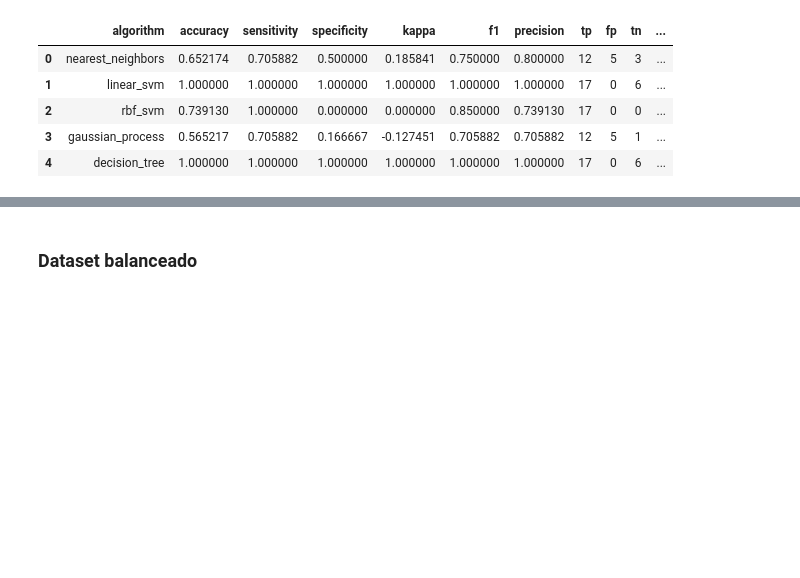
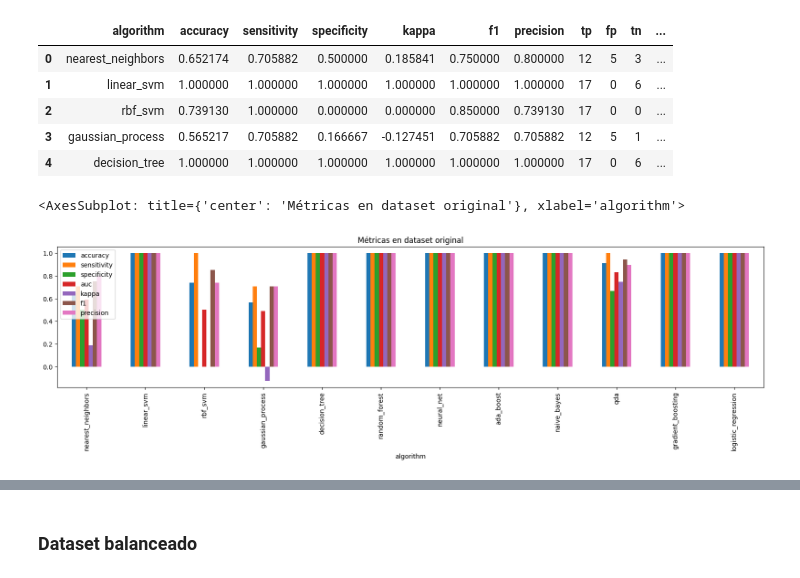
Before and after one commit to porfirioads/mcpi-tesis-backend, a Jupyter notebook: app/notebooks/resumen.ipynb, the cells around one changed output, grey strips where cells are left out. Cells and saved outputs as stored; diff of their text form; code cells hidden in the pictures; blank space fills up the shorter version.

Commit message:
feat: add missing metrics charts

```diff
--- a/app/notebooks/resumen.ipynb
+++ b/app/notebooks/resumen.ipynb
@@ -49,3 +61,12 @@ df_original.head()
 | 2 | rbf_svm | 0.739130 | 1.000000 | 0.000000 | 0.000000 | 0.850000 | 0.739130 | 17 | 0 | 0 | ... |
 | 3 | gaussian_process | 0.565217 | 0.705882 | 0.166667 | -0.127451 | 0.705882 | 0.705882 | 12 | 5 | 1 | ... |
 | 4 | decision_tree | 1.000000 | 1.000000 | 1.000000 | 1.000000 | 1.000000 | 1.000000 | 17 | 0 | 6 | ... |
+# %%
+df_original[['algorithm'] + metrics].plot.bar(
+    x='algorithm',
+    figsize=(20, 4),
+    title='Métricas en dataset original'
+)
+# %% [output]
+<AxesSubplot: title={'center': 'Métricas en dataset original'}, xlabel='algorithm'>
+[figure, added]
```
Also changed, not shown: parts of 15 cells of this notebook.
